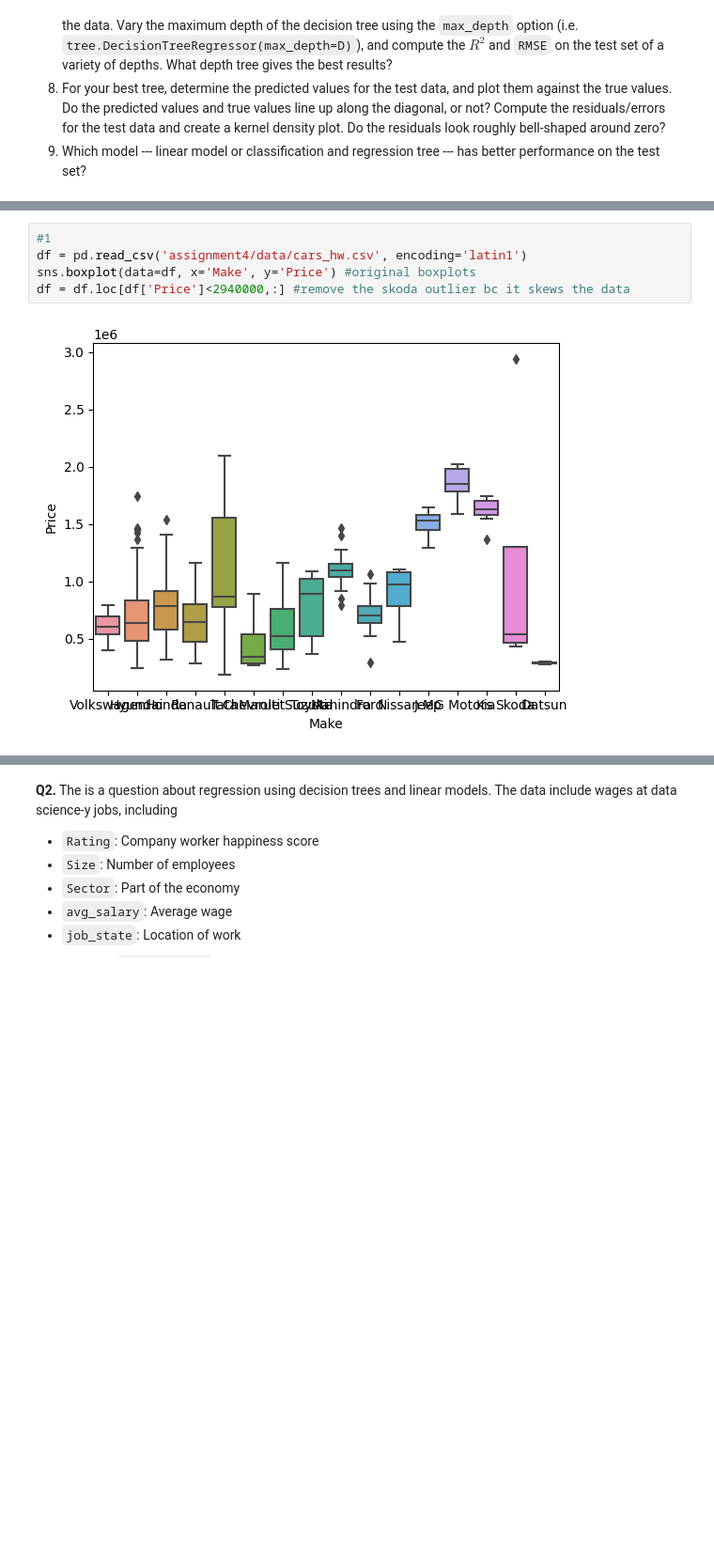
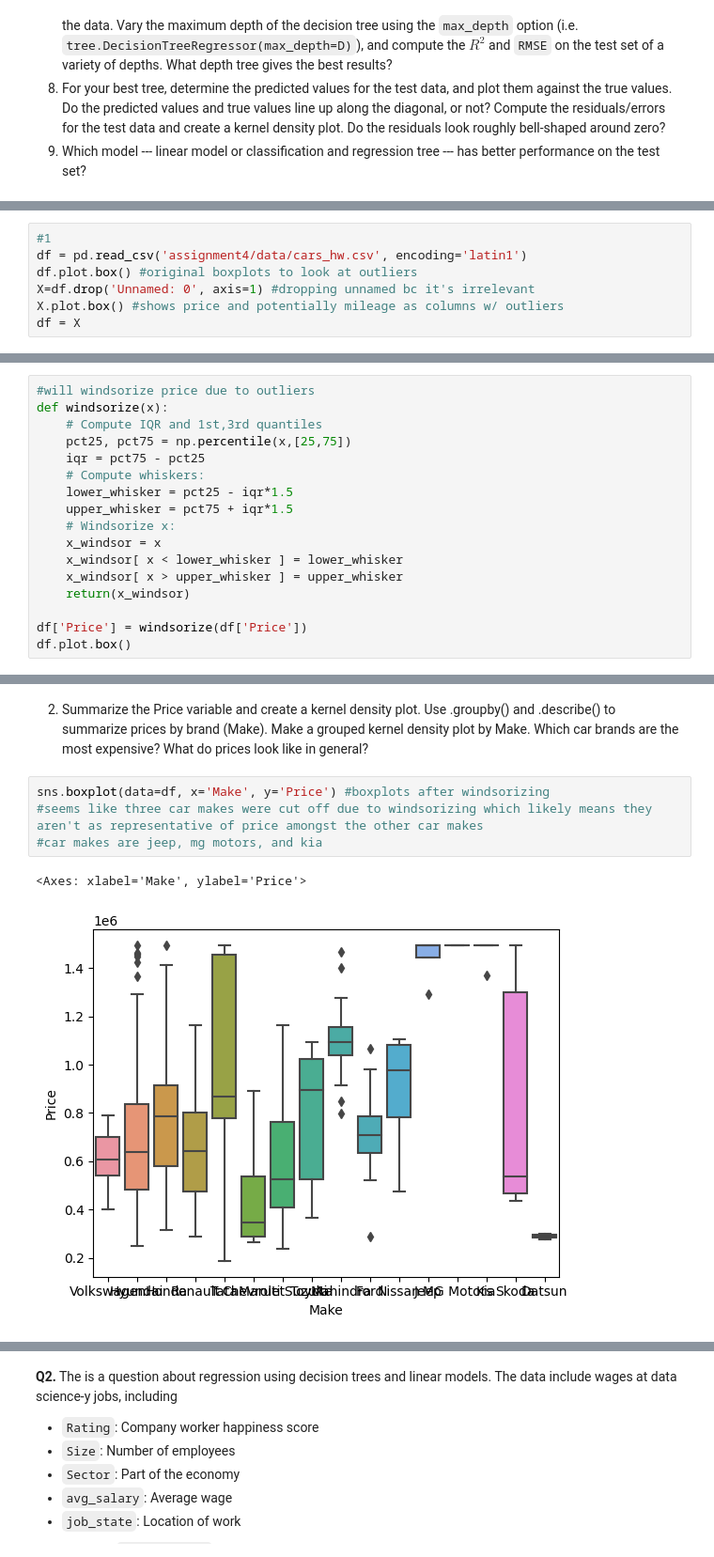
Before and after one commit to yango4014/assignment4, a Jupyter notebook: assignment4.ipynb, the cells around one changed output, grey strips where cells are left out. Shown at 94% size. Drawn from its saved outputs; the diff is of its cells as text; blank space fills up the shorter version.

```diff
--- a/assignment4.ipynb
+++ b/assignment4.ipynb
@@ -38,0 +44,7 @@ from sklearn.model_selection import train_test_split
+# %%
+#1
+df = pd.read_csv('assignment4/data/cars_hw.csv', encoding='latin1')
+df.plot.box() #original boxplots to look at outliers
+X=df.drop('Unnamed: 0', axis=1) #dropping unnamed bc it's irrelevant
+X.plot.box() #shows price and potentially mileage as columns w/ outliers
+df = X
@@ -38,0 +64,17 @@ from sklearn.model_selection import train_test_split
+# %%
+#will windsorize price due to outliers
+def windsorize(x):
+    # Compute IQR and 1st,3rd quantiles
+    pct25, pct75 = np.percentile(x,[25,75])
+    iqr = pct75 - pct25
+    # Compute whiskers:
+    lower_whisker = pct25 - iqr*1.5
+    upper_whisker = pct75 + iqr*1.5
+    # Windsorize x:
+    x_windsor = x
+    x_windsor[ x < lower_whisker ] = lower_whisker
+    x_windsor[ x > upper_whisker ] = upper_whisker
+    return(x_windsor)
+
+df['Price'] = windsorize(df['Price'])
+df.plot.box()
@@ -39,7 +92,9 @@ from sklearn.model_selection import train_test_split
+# %% [markdown]
+2. Summarize the Price variable and create a kernel density plot. Use .groupby() and .describe() to summarize prices by brand (Make). Make a grouped kernel density plot by Make. Which car brands are the most expensive? What do prices look like in general?
 # %%
-#1
-df = pd.read_csv('assignment4/data/cars_hw.csv', encoding='latin1')
-sns.boxplot(data=df, x='Make', y='Price') #original boxplots
-df = df.loc[df['Price']<2940000,:] #remove the skoda outlier bc it skews the data
+sns.boxplot(data=df, x='Make', y='Price') #boxplots after windsorizing
+#seems like three car makes were cut off due to windsorizing which likely means they aren't as representative of price amongst the other car makes
+#car makes are jeep, mg motors, and kia
 # %% [output]
+<Axes: xlabel='Make', ylabel='Price'>
-[figure, old version]
+[figure, new version]
```
Also changed, not shown: parts of 15 cells of this notebook.
